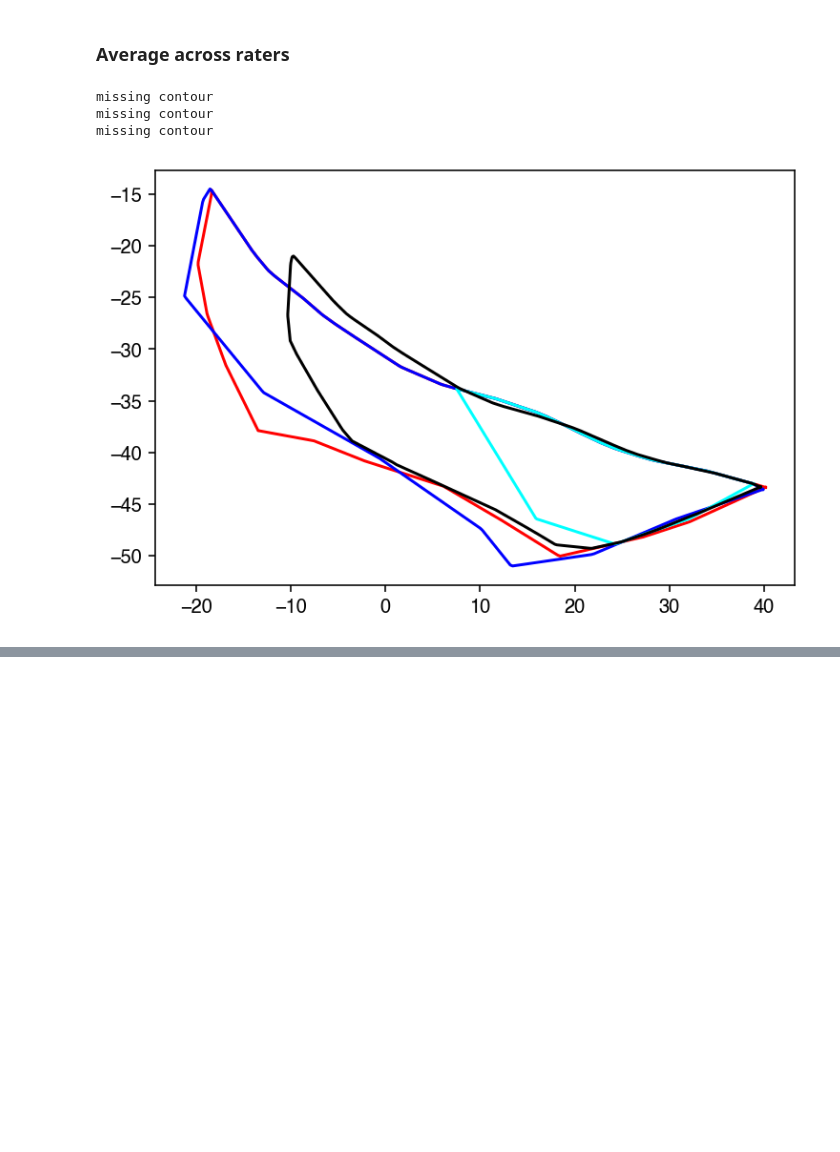
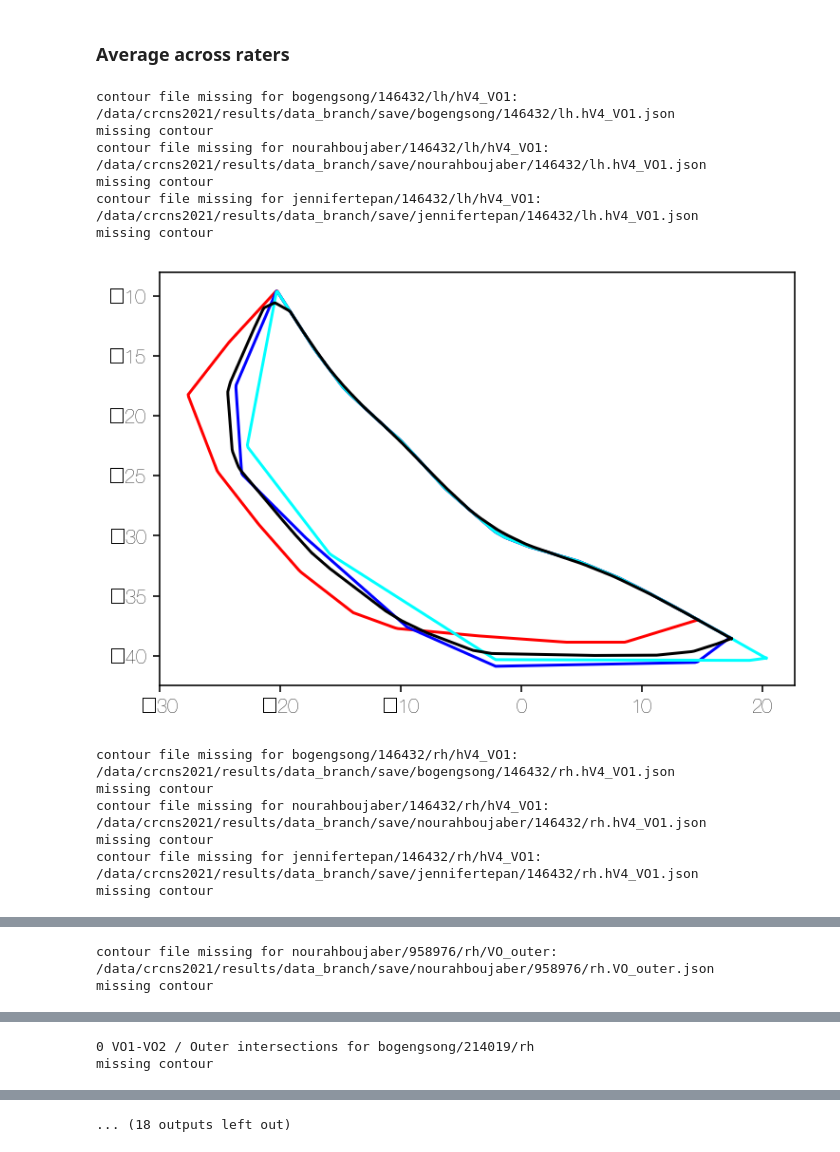
Before and after one commit to BrendaQiu/hcp-annot-vc, a Jupyter notebook: work/contours-on-flatmaps.ipynb, the cells around one changed output, grey strips where cells are left out. Drawn from its saved outputs; the diff is of its cells as text; code cells hidden in the pictures; blank space fills up the shorter version.

Commit message:
update figures

```diff
--- a/work/contours-on-flatmaps.ipynb
+++ b/work/contours-on-flatmaps.ipynb
@@ -4,12 +4,13 @@
 ### Configuration
 # %%
 # The cache directories:
-cache_path       = '~/data/crcns2021'
+cache_path       = '/data/crcns2021'
 image_cache_path = f'{cache_path}/annot-images'
 v123_cache_path  = f'{cache_path}/annot-v123'
 csulc_cache_path = f'{cache_path}/annot-csulc'
-trace_save_path = f'~/projects/hcp-annot-vc/save' # modified
+trace_save_path = f'{cache_path}/results/data_branch/save' # modified
 labels_path = f'{cache_path}/results/labels'
+#labels_path = f'{trace_save_path}/BrendaQiu'
 
 #If you aren't using /data
 import os
@@ -111,6 +112,8 @@ for (x,y) in sdat['v123'].values():
 ## Work
 # %% [markdown]
 ### Average across raters
+# %%
+sids = list(set([t[0] for t in hcpannot.interface.subject_data.keys()]))
 # %%
 raters = ['BrendaQiu', 'JiyeongHa', 'bogengsong', 'lindazelinzhao', 'nourahboujaber', 'jennifertepan']
 # %%
@@ -129,7 +132,8 @@ def plot_contours (raters, subject_id, hemi, roi, path=trace_save_path, plot_ave
                 trace = dat['traces'][roi]
                 coordinates[r] = trace.curve.linspace(500)
                 ny.save(cache_file, coordinates[r])
-            except:
+            except Exception as e:
+                print(e)
                 print('missing contour')
 
     # Now we just average the coordinate sets.
@@ -145,10 +149,21 @@ def plot_contours (raters, subject_id, hemi, roi, path=trace_save_path, plot_ave
     for (c, (x,y)) in zip(colors, coordinates.values()):
         plt.plot(x, y, color = c)
     plt.show()
-# %%
-plot_contours(raters, 100610, 'lh', 'hV4', plot_average = True)
-# %% [output]
-missing contour
-missing contour
-missing contour
-[figure, removed]
+# %%
+for sid in sids [:10]:
+    for hemi in ['lh', 'rh']:
+        plot_contours (raters, sid, hemi, 'hV4')
+# %% [output]
+contour file missing for bogengsong/146432/lh/hV4_VO1: /data/crcns2021/results/data_branch/save/bogengsong/146432/lh.hV4_VO1.json
+missing contour
+contour file missing for nourahboujaber/146432/lh/hV4_VO1: /data/crcns2021/results/data_branch/save/nourahboujaber/146432/lh.hV4_VO1.json
+missing contour
+contour file missing for jennifertepan/146432/lh/hV4_VO1: /data/crcns2021/results/data_branch/save/jennifertepan/146432/lh.hV4_VO1.json
+missing contour
+[figure, added]
+contour file missing for bogengsong/146432/rh/hV4_VO1: /data/crcns2021/results/data_branch/save/bogengsong/146432/rh.hV4_VO1.json
+missing contour
+contour file missing for nourahboujaber/146432/rh/hV4_VO1: /data/crcns2021/results/data_branch/save/nourahboujaber/146432/rh.hV4_VO1.json
+missing contour
+contour file missing for jennifertepan/146432/rh/hV4_VO1: /data/crcns2021/results/data_branch/save/jennifertepan/146432/rh.hV4_VO1.json
+missing contour
@@ -154,0 +172,2 @@ missing contour
+contour file missing for nourahboujaber/958976/rh/VO_outer: /data/crcns2021/results/data_branch/save/nourahboujaber/958976/rh.VO_outer.json
+missing contour
@@ -154,0 +176,2 @@ missing contour
+0 VO1-VO2 / Outer intersections for bogengsong/214019/rh
+missing contour
@@ -155,3 +181,4 @@ missing contour
+... (18 outputs left out)
 # %%
 !ls {trace_save_path}
 # %% [output]
```
Also changed, not shown: parts of 3 cells of this notebook.
